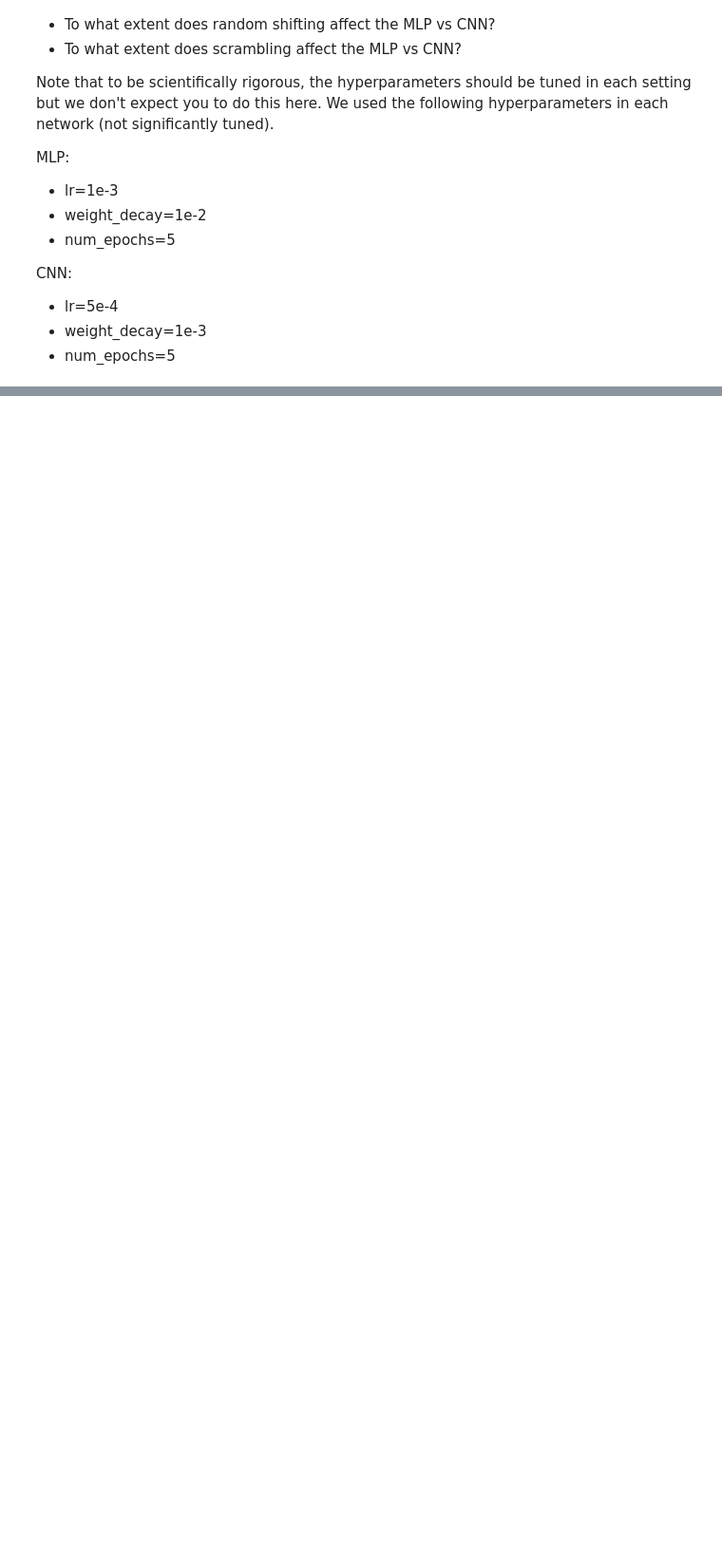
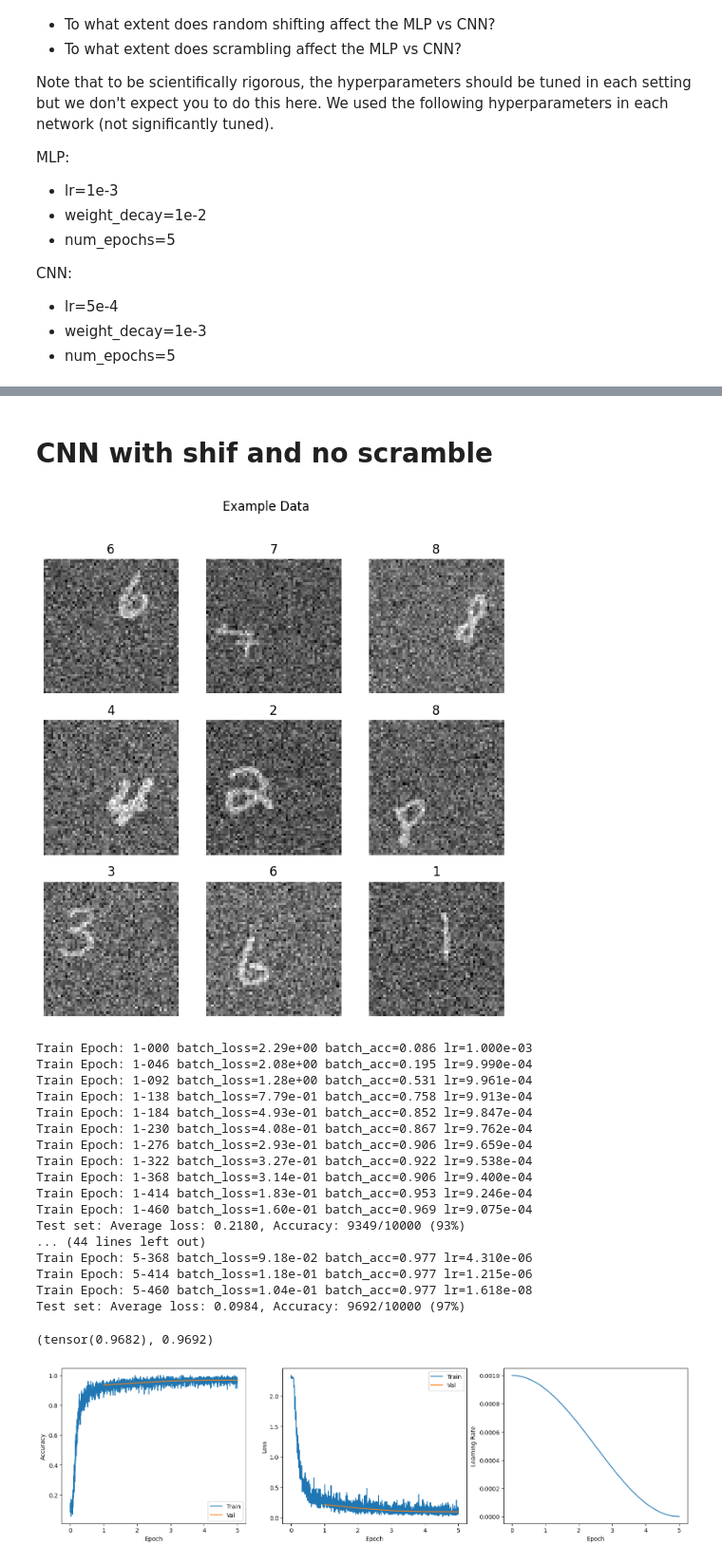
Before and after one commit to Darioliu28/ML_course, a Jupyter notebook: labs/ex08/template/ex08.ipynb, the cells around one changed output, grey strips where cells are left out. Shown at 95% size. Drawn from its saved outputs; the diff is of its cells as text; code cells hidden in the pictures; blank space fills up the shorter version.

```diff
--- a/labs/ex08/template/ex08.ipynb
+++ b/labs/ex08/template/ex08.ipynb
@@ -525,0 +663,50 @@ run_training(
+# %% [markdown]
+# CNN with shif and no scramble
+# %%
+image_size = 56
+model_factory = lambda: get_cnn(image_size)
+num_epochs = 5
+device = torch.device("cuda" if torch.cuda.is_available() else "cpu")
+
+optimizer_kwargs = dict(
+    lr=1e-3,
+    weight_decay=1e-2,
+)
+data_kwargs = dict(
+    base_dataset=datasets.MNIST,
+    batch_size=128,
+    img_size=image_size,
+    random_shift=True,
+    scramble_image=False,
+    noise=1.0,
+    show_examples=True,
+)
+
+run_training(
+    model_factory=model_factory,
+    num_epochs=num_epochs,
+    optimizer_kwargs=optimizer_kwargs,
+    data_kwargs=data_kwargs,
+    device=device,
+)
+# %% [output]
+[figure, added]
+Train Epoch: 1-000 batch_loss=2.29e+00 batch_acc=0.086 lr=1.000e-03
+Train Epoch: 1-046 batch_loss=2.08e+00 batch_acc=0.195 lr=9.990e-04
+Train Epoch: 1-092 batch_loss=1.28e+00 batch_acc=0.531 lr=9.961e-04
+Train Epoch: 1-138 batch_loss=7.79e-01 batch_acc=0.758 lr=9.913e-04
+Train Epoch: 1-184 batch_loss=4.93e-01 batch_acc=0.852 lr=9.847e-04
+Train Epoch: 1-230 batch_loss=4.08e-01 batch_acc=0.867 lr=9.762e-04
+Train Epoch: 1-276 batch_loss=2.93e-01 batch_acc=0.906 lr=9.659e-04
+Train Epoch: 1-322 batch_loss=3.27e-01 batch_acc=0.922 lr=9.538e-04
+Train Epoch: 1-368 batch_loss=3.14e-01 batch_acc=0.906 lr=9.400e-04
+Train Epoch: 1-414 batch_loss=1.83e-01 batch_acc=0.953 lr=9.246e-04
+Train Epoch: 1-460 batch_loss=1.60e-01 batch_acc=0.969 lr=9.075e-04
+Test set: Average loss: 0.2180, Accuracy: 9349/10000 (93%)
+... (44 lines left out)
+Train Epoch: 5-368 batch_loss=9.18e-02 batch_acc=0.977 lr=4.310e-06
+Train Epoch: 5-414 batch_loss=1.18e-01 batch_acc=0.977 lr=1.215e-06
+Train Epoch: 5-460 batch_loss=1.04e-01 batch_acc=0.977 lr=1.618e-08
+Test set: Average loss: 0.0984, Accuracy: 9692/10000 (97%)
+(tensor(0.9682), 0.9692)
+[figure, added]
```
Also changed, not shown: parts of 16 cells of this notebook.
